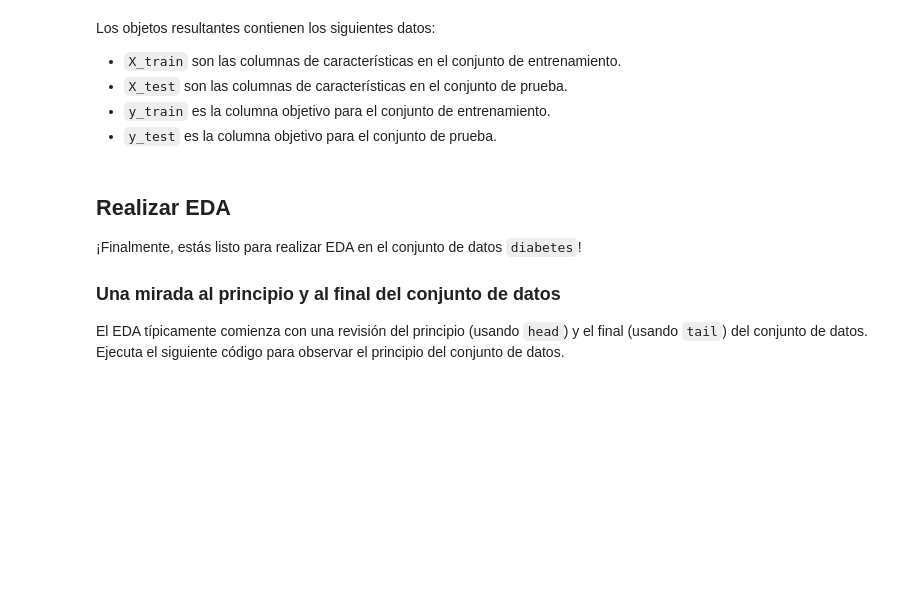
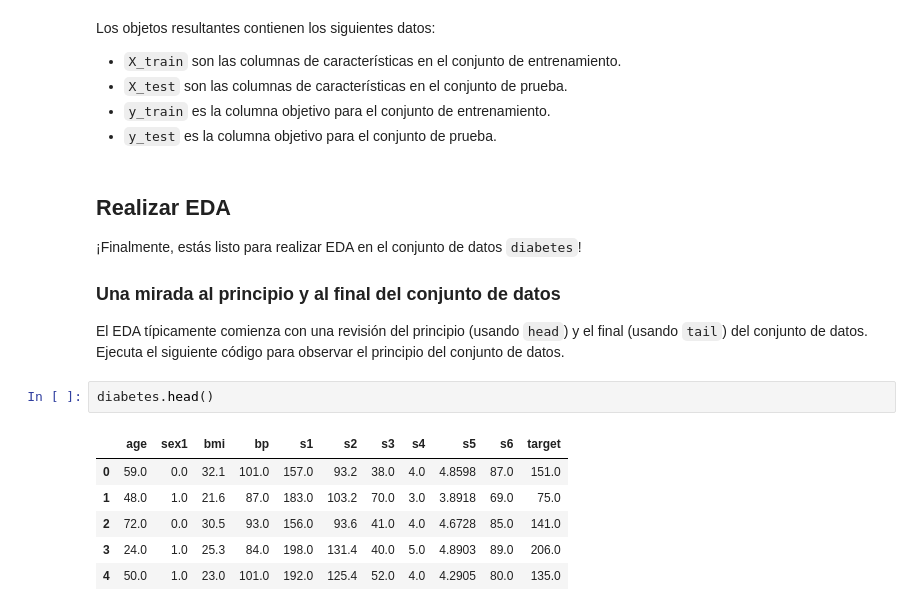
Before and after one commit to reivincitot/Cursos-IBM, a Jupyter notebook: Exploratory Data Analysis (EDA) for Data Science and ML/Exploratory Data Analysis (EDA) for data science and ML.ipynb, the cells around one changed output. Drawn from its saved outputs; the diff is of its cells as text; blank space fills up the shorter version.

```diff
--- a/Exploratory Data Analysis (EDA) for Data Science and ML/Exploratory Data Analysis (EDA) for data science and ML.ipynb
+++ b/Exploratory Data Analysis (EDA) for Data Science and ML/Exploratory Data Analysis (EDA) for data science and ML.ipynb
@@ -345,3 +345,12 @@ Los objetos resultantes contienen los siguientes datos:
 ### Una mirada al principio y al final del conjunto de datos
 
 El EDA típicamente comienza con una revisión del principio (usando `head`) y el final (usando `tail`) del conjunto de datos. Ejecuta el siguiente código para observar el principio del conjunto de datos.
+# %%
+diabetes.head()
+# %% [output]
+|  | age | sex1 | bmi | bp | s1 | s2 | s3 | s4 | s5 | s6 | target |
+| 0 | 59.0 | 0.0 | 32.1 | 101.0 | 157.0 | 93.2 | 38.0 | 4.0 | 4.8598 | 87.0 | 151.0 |
+| 1 | 48.0 | 1.0 | 21.6 | 87.0 | 183.0 | 103.2 | 70.0 | 3.0 | 3.8918 | 69.0 | 75.0 |
+| 2 | 72.0 | 0.0 | 30.5 | 93.0 | 156.0 | 93.6 | 41.0 | 4.0 | 4.6728 | 85.0 | 141.0 |
+| 3 | 24.0 | 1.0 | 25.3 | 84.0 | 198.0 | 131.4 | 40.0 | 5.0 | 4.8903 | 89.0 | 206.0 |
+| 4 | 50.0 | 1.0 | 23.0 | 101.0 | 192.0 | 125.4 | 52.0 | 4.0 | 4.2905 | 80.0 | 135.0 |
```
Also changed, not shown: parts of 31 cells of this notebook, 1 other file.
